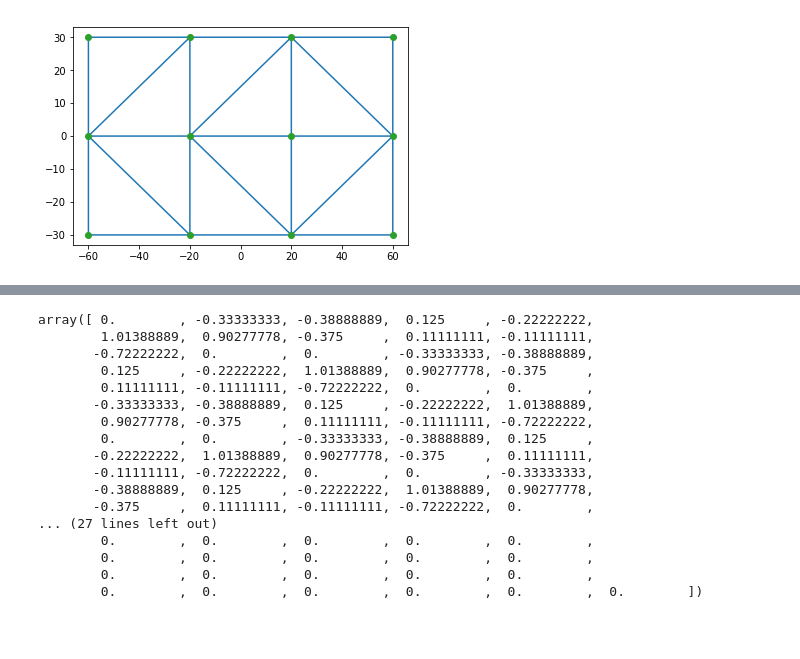
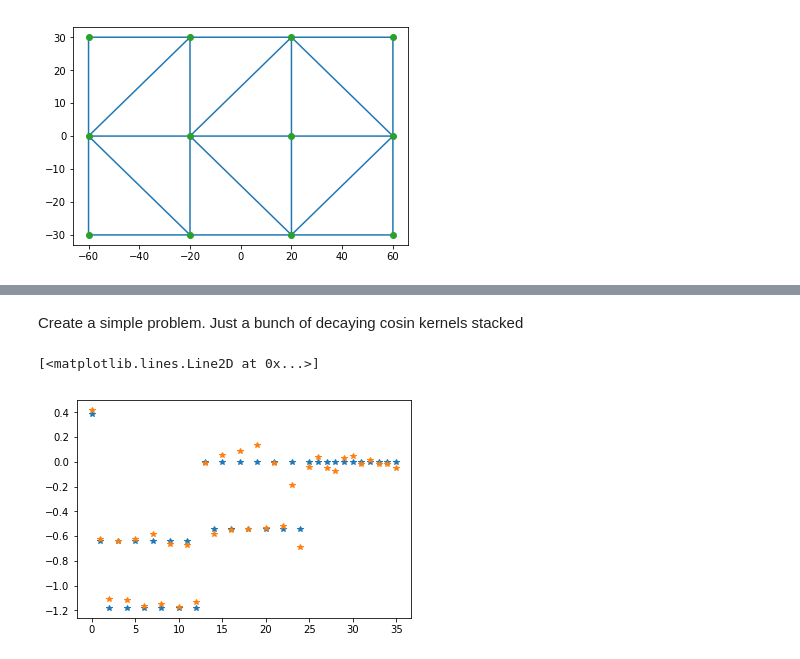
Before and after one commit to simpeg/simpegEM1D, a Jupyter notebook: simpegem1d/notebooks/EM1D_Column_Operators.ipynb, the cells around one changed output, grey strips where cells are left out. Drawn from its saved outputs; the diff is of its cells as text; code cells hidden in the pictures; blank space fills up the shorter version.

```diff
--- a/simpegem1d/notebooks/EM1D_Column_Operators.ipynb
+++ b/simpegem1d/notebooks/EM1D_Column_Operators.ipynb
@@ -100,27 +100,26 @@ edges = np.r_[tri.simplices[:,:2],tri.simplices[:,1:],tri.simplices[:,[0,2]]]
 edges = np.sort(edges, axis=1)
 edges = np.unique(edges[np.argsort(edges[:,0]),:], axis=0)
 # %%
-# Create 2D operator
-nRow = edges.shape[0]
+# Create 2D operator, dimensionless for now
+nN = edges.shape[0]
+nStn = rxLoc.shape[0]
 stn, count = np.unique(edges[:,0], return_counts = True)
 
 col = []
 row = []
-val = []
-for ii in range(nRow):
-    row += [edges[ii,0], edges[ii,0]]
+dm = []
+avg = []
+for ii in range(nN):
+    row += [ii]*2
     col += [edges[ii,0], edges[ii,1]]
 
     scale = count[stn==edges[ii,0]][0]
-    val += [-1./scale, 1./scale]
+    dm += [-1., 1.]
+    avg += [0.5, 0.5]
 
-D = sp.sparse.csr_matrix((val, (row, col)), shape=(nRow, rxLoc.shape[0]))
+D = sp.sparse.csr_matrix((dm, (row, col)), shape=(nN, nStn))
+A = sp.sparse.csr_matrix((avg, (row, col)), shape=(nN, nStn))
 
-# Expand to 3D columns
+# Kron vertically for nCz
 Grad = sp.sparse.kron(Utils.speye(mesh.vnC[2]), D)
-# Normalize by
-
-# Create projector from 1D to 3D
-row = range(rxLoc.shape[0])
-P = sp.sparse.csr_matrix((np.ones(rxLoc.shape[0]), (row, subxy)), shape=(rxLoc.shape[0], mesh.vnC[0]*mesh.vnC[1]))
-P = sp.sparse.kron(Utils.speye(mesh.vnC[2]), P)
+Avg = sp.sparse.kron(Utils.speye(mesh.vnC[2]), A)
@@ -152,20 +126,2 @@ axs.set_aspect('equal')
-# %%
-Grad.T*Grad*P*mkvc(model)
-# %% [output]
-array([ 0.        , -0.33333333, -0.38888889,  0.125     , -0.22222222,
-        1.01388889,  0.90277778, -0.375     ,  0.11111111, -0.11111111,
-       -0.72222222,  0.        ,  0.        , -0.33333333, -0.38888889,
-        0.125     , -0.22222222,  1.01388889,  0.90277778, -0.375     ,
-        0.11111111, -0.11111111, -0.72222222,  0.        ,  0.        ,
-       -0.33333333, -0.38888889,  0.125     , -0.22222222,  1.01388889,
-        0.90277778, -0.375     ,  0.11111111, -0.11111111, -0.72222222,
-        0.        ,  0.        , -0.33333333, -0.38888889,  0.125     ,
-       -0.22222222,  1.01388889,  0.90277778, -0.375     ,  0.11111111,
-       -0.11111111, -0.72222222,  0.        ,  0.        , -0.33333333,
-       -0.38888889,  0.125     , -0.22222222,  1.01388889,  0.90277778,
-       -0.375     ,  0.11111111, -0.11111111, -0.72222222,  0.        ,
-... (27 lines left out)
-        0.        ,  0.        ,  0.        ,  0.        ,  0.        ,
-        0.        ,  0.        ,  0.        ,  0.        ,  0.        ,
-        0.        ,  0.        ,  0.        ,  0.        ,  0.        ,
-        0.        ,  0.        ,  0.        ,  0.        ,  0.        ,  0.        ])
+# %% [markdown]
+Create a simple problem. Just a bunch of decaying cosin kernels stacked
@@ -171,0 +162,18 @@ array([ 0.        , -0.33333333, -0.38888889,  0.125     , -0.22222222,
+# %%
+# Create a pseudo 2D mesh for the inversion with the 1D columns for hz
+mesh2D = Mesh.TensorMesh([np.ones(nStn), mesh1D.hx])
+
+prob = Problem.LinearProblem(mesh2D, G=F)
+survey = Survey.LinearSurvey()
+survey.pair(prob)
+
+std_noise = 0.05
+data = prob.fields(mtrue)
+survey.dobs = data + std_noise * np.random.randn(nk*nStn)
+wd = np.ones(nk*nStn) * std_noise
+# %%
+plt.plot(data,'*')
+plt.plot(survey.dobs,'*')
+# %% [output]
+[<matplotlib.lines.Line2D at 0x...>]
+[figure, added]
```
Also changed, not shown: parts of 9 cells of this notebook.
